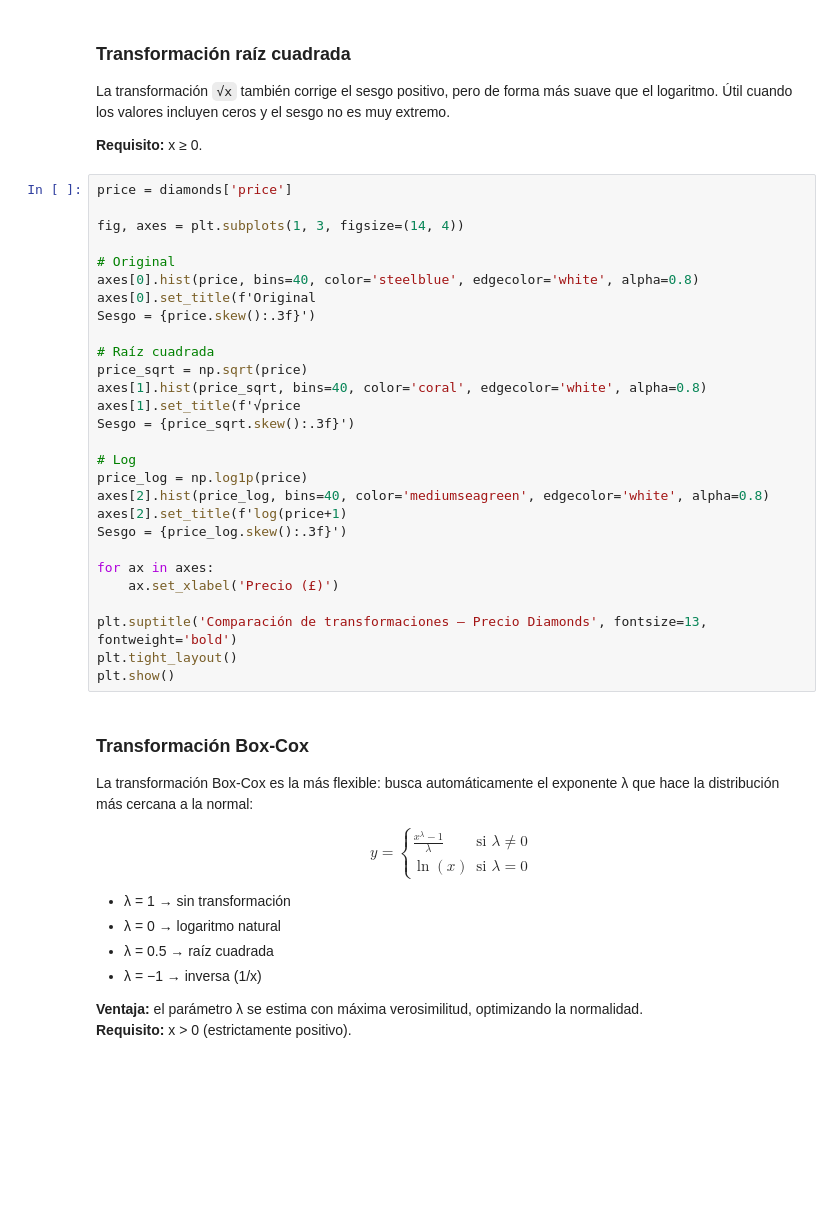
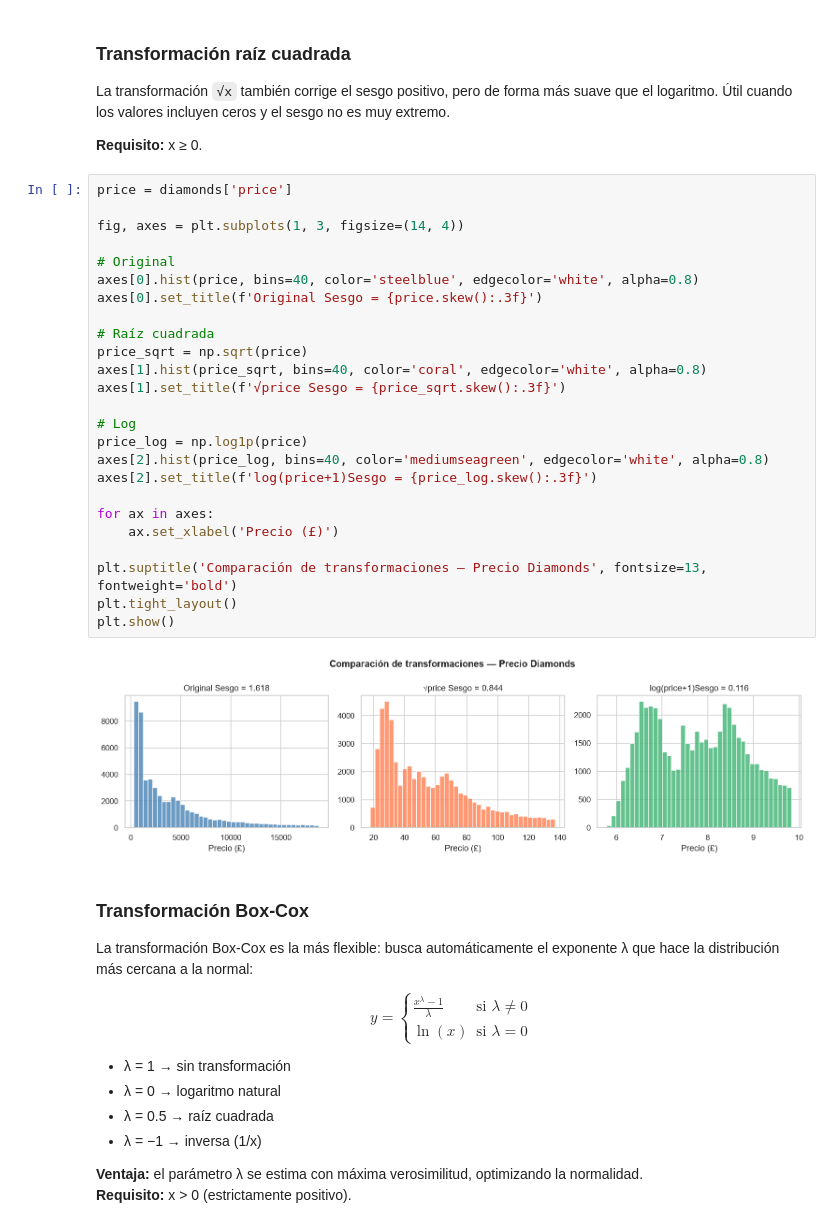
Before and after one commit to aalasan202/DLCD, a Jupyter notebook: UD2/Bloque_2_Distribuciones_y_Normalidad/B2_S2_Normalidad_y_Transformaciones.ipynb, the cells around one changed output. Saved outputs shown, nothing was run; the diff lists cells and outputs as text; blank space fills up the shorter version.

```diff
--- a/UD2/Bloque_2_Distribuciones_y_Normalidad/B2_S2_Normalidad_y_Transformaciones.ipynb
+++ b/UD2/Bloque_2_Distribuciones_y_Normalidad/B2_S2_Normalidad_y_Transformaciones.ipynb
@@ -220,31 +269,30 @@ La transformación `√x` también corrige el sesgo positivo, pero de forma más
 # %%
 price = diamonds['price']
 
 fig, axes = plt.subplots(1, 3, figsize=(14, 4))
 
 # Original
 axes[0].hist(price, bins=40, color='steelblue', edgecolor='white', alpha=0.8)
-axes[0].set_title(f'Original
-Sesgo = {price.skew():.3f}')
+axes[0].set_title(f'Original Sesgo = {price.skew():.3f}')
 
 # Raíz cuadrada
 price_sqrt = np.sqrt(price)
 axes[1].hist(price_sqrt, bins=40, color='coral', edgecolor='white', alpha=0.8)
-axes[1].set_title(f'√price
-Sesgo = {price_sqrt.skew():.3f}')
+axes[1].set_title(f'√price Sesgo = {price_sqrt.skew():.3f}')
 
 # Log
 price_log = np.log1p(price)
 axes[2].hist(price_log, bins=40, color='mediumseagreen', edgecolor='white', alpha=0.8)
-axes[2].set_title(f'log(price+1)
-Sesgo = {price_log.skew():.3f}')
+axes[2].set_title(f'log(price+1)Sesgo = {price_log.skew():.3f}')
 
 for ax in axes:
     ax.set_xlabel('Precio (£)')
 
 plt.suptitle('Comparación de transformaciones — Precio Diamonds', fontsize=13, fontweight='bold')
 plt.tight_layout()
 plt.show()
+# %% [output]
+[figure, added]
 # %% [markdown]
 ### Transformación Box-Cox
 
```
Also changed, not shown: parts of 11 cells of this notebook, 2 other files.
